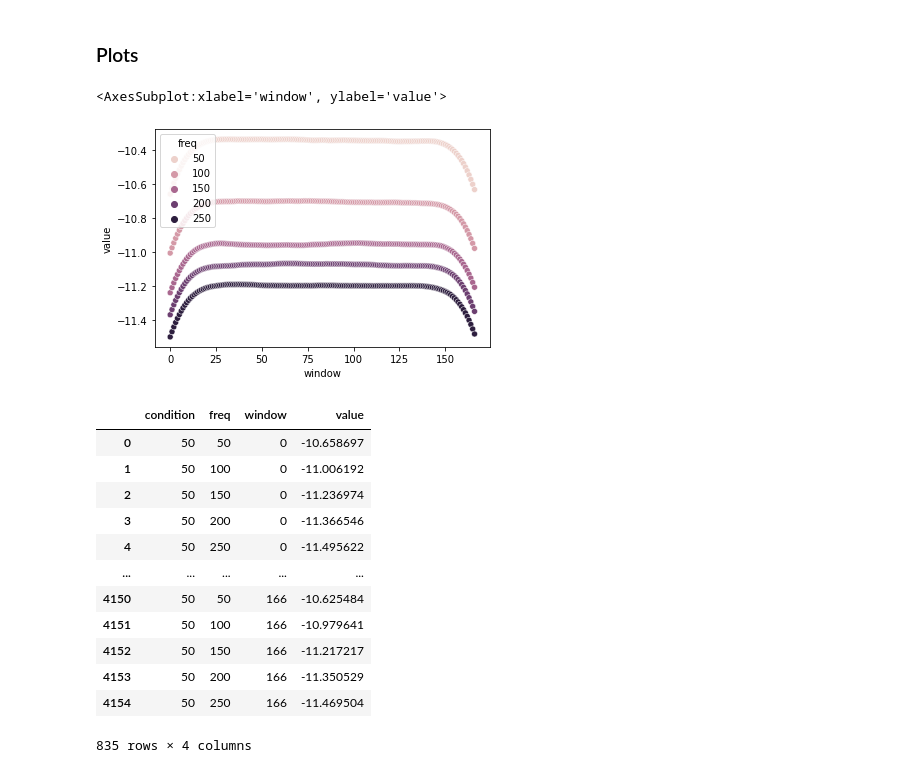
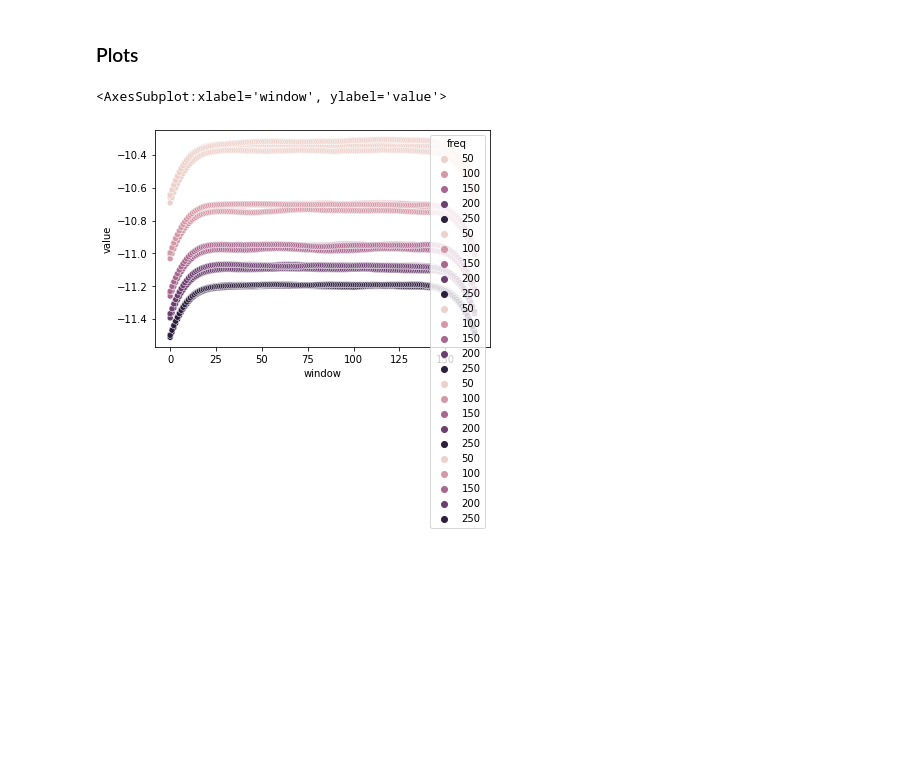
Before and after one commit to letitiayhho/tone-target-monitoring-2, a Jupyter notebook: analysis/analysis.ipynb, the cells around one changed output. Drawn from its saved outputs; the diff is of its cells as text; code cells hidden in the pictures; blank space fills up the shorter version.

```diff
--- a/analysis/analysis.ipynb
+++ b/analysis/analysis.ipynb
@@ -75,7 +77,7 @@ for (fpath, sub, task, run) in get_fpaths(BIDS_ROOT):
     power = get_power_at_stim_freqs(epochs, STIM_FREQS)
     log_power = np.log10(power)
 #     powers.append(log_power) #CHANGEBACK
-    power = log_power
+#     power = log_power
     break
 # %% [output]
 Reading /Users/nusbaumlab/src/pitch_tracking/analysis/../data/bids/derivatives/preprocessing/sub-2/sub-2_task-pitch_run-1_desc-clean_epo.fif.gz ...
@@ -179,39 +181,32 @@ means
 # %% [markdown]
 ### Plots
 # %%
+# Pivot by window number
 means_longer = pd.melt(means, id_vars=['condition', 'freq'], var_name = 'window')
 
+# Subset by condition
 means_50 = means_longer[means_longer['condition'] == 50]
+means_100 = means_longer[means_longer['condition'] == 100]
 means_150 = means_longer[means_longer['condition'] == 150]
+means_200 = means_longer[means_longer['condition'] == 200]
+means_250 = means_longer[means_longer['condition'] == 250]
 
+# Plot
 sns.scatterplot(x='window', y='value', hue='freq', data=means_50)
+sns.scatterplot(x='window', y='value', hue='freq', data=means_100)
 sns.scatterplot(x='window', y='value', hue='freq', data=means_150)
+sns.scatterplot(x='window', y='value', hue='freq', data=means_200)
+sns.scatterplot(x='window', y='value', hue='freq', data=means_250)
 
 
 # means_50 = means_50.drop(columns=['condition', 'freq'])
 # means_50.repeat(10)
 # means_50 = means_50.to_numpy()
 # means_50
 # df.add_prefix('window_')
 # plt.imshow(means_50, cmap='hot', interpolation='nearest')
 # plt.figure(figsize=(6, 8))
 # plt.show()
 # %% [output]
 <AxesSubplot:xlabel='window', ylabel='value'>
-[figure, old version]
+[figure, new version]
-# %%
-means_50
-# %% [output]
-|  | condition | freq | window | value |
-| 0 | 50 | 50 | 0 | -10.658697 |
-| 1 | 50 | 100 | 0 | -11.006192 |
-| 2 | 50 | 150 | 0 | -11.236974 |
-| 3 | 50 | 200 | 0 | -11.366546 |
-| 4 | 50 | 250 | 0 | -11.495622 |
-| ... | ... | ... | ... | ... |
-| 4150 | 50 | 50 | 166 | -10.625484 |
-| 4151 | 50 | 100 | 166 | -10.979641 |
-| 4152 | 50 | 150 | 166 | -11.217217 |
-| 4153 | 50 | 200 | 166 | -11.350529 |
-| 4154 | 50 | 250 | 166 | -11.469504 |
-835 rows × 4 columns
```
Also changed, not shown: parts of 4 cells of this notebook.
